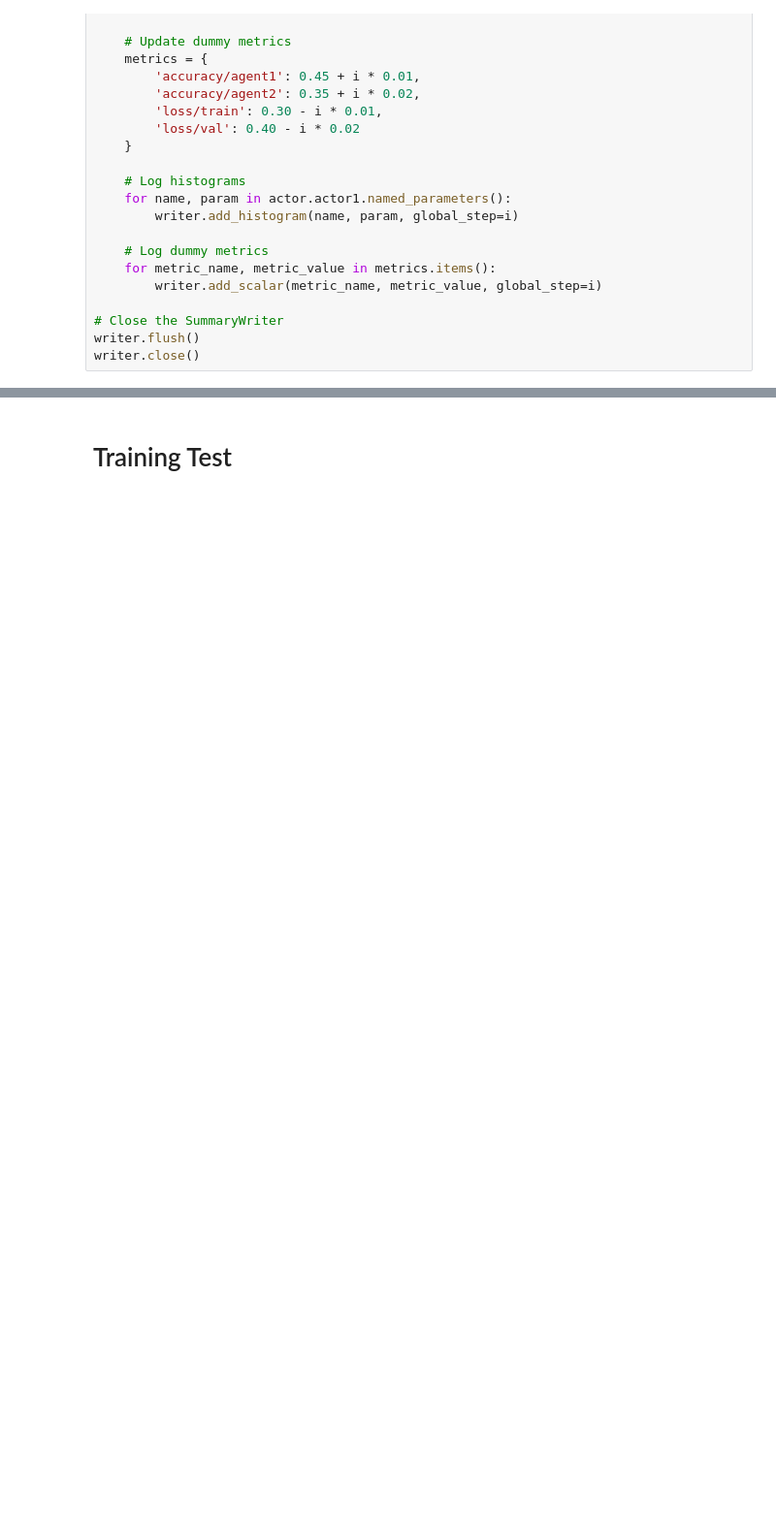
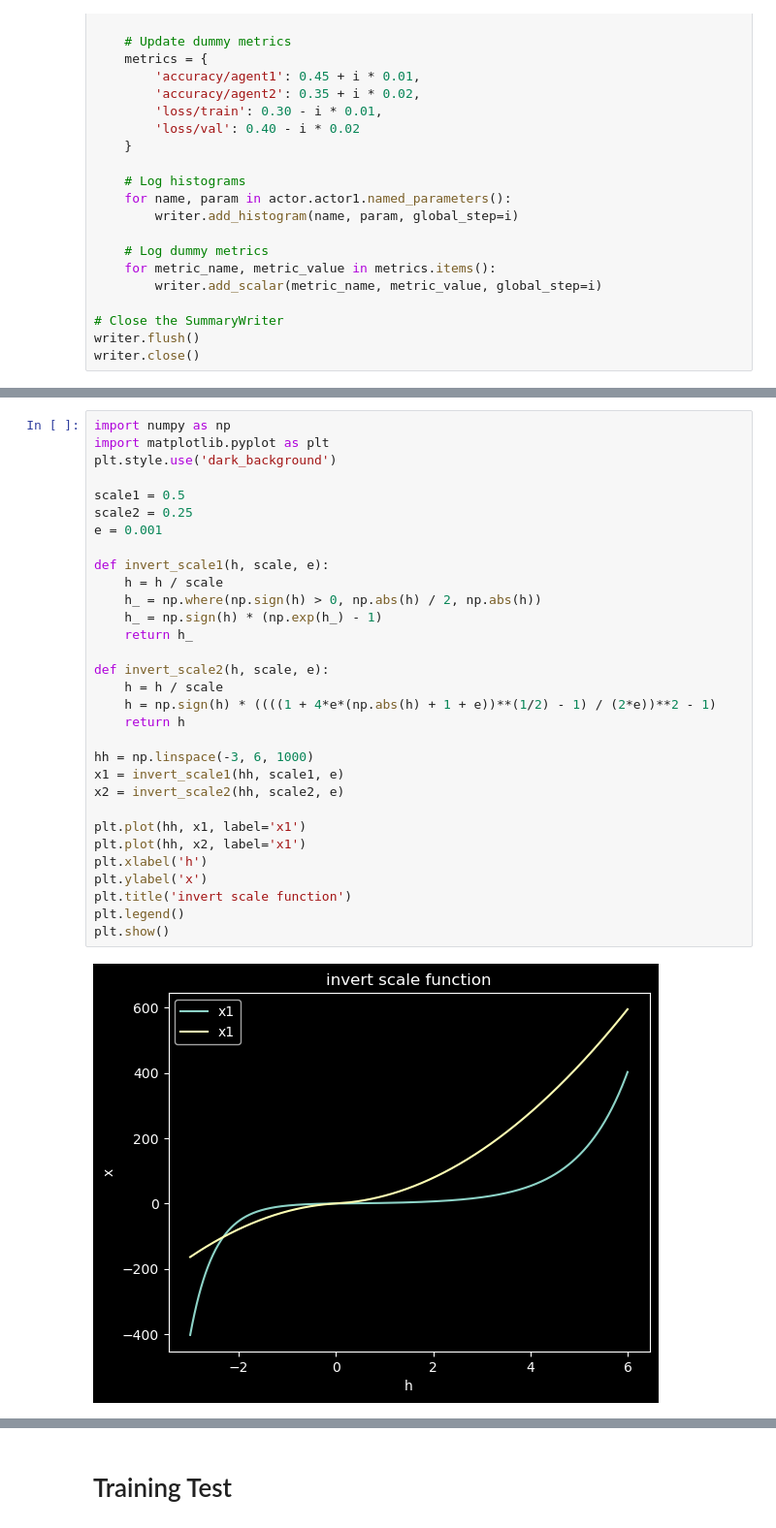
Before and after one commit to GhostKiller127/Reinforcement-Learning, a Jupyter notebook: Reinforcement Learning/src/testing.ipynb, the cells around one changed output, grey strips where cells are left out. Shown: that part at 97% size. Saved outputs shown, nothing was run; the diff lists cells and outputs as text; blank space fills up the shorter version.

```diff
--- a/Reinforcement Learning/src/testing.ipynb
+++ b/Reinforcement Learning/src/testing.ipynb
@@ -265,0 +307,33 @@ plt.show()
+# %%
+import numpy as np
+import matplotlib.pyplot as plt
+plt.style.use('dark_background')
+
+scale1 = 0.5
+scale2 = 0.25
+e = 0.001
+
+def invert_scale1(h, scale, e):
+    h = h / scale
+    h_ = np.where(np.sign(h) > 0, np.abs(h) / 2, np.abs(h))
+    h_ = np.sign(h) * (np.exp(h_) - 1)
+    return h_
+
+def invert_scale2(h, scale, e):
+    h = h / scale
+    h = np.sign(h) * ((((1 + 4*e*(np.abs(h) + 1 + e))**(1/2) - 1) / (2*e))**2 - 1)
+    return h
+
+hh = np.linspace(-3, 6, 1000)
+x1 = invert_scale1(hh, scale1, e)
+x2 = invert_scale2(hh, scale2, e)
+
+plt.plot(hh, x1, label='x1')
+plt.plot(hh, x2, label='x1')
+plt.xlabel('h')
+plt.ylabel('x')
+plt.title('invert scale function')
+plt.legend()
+plt.show()
+# %% [output]
+[figure, added]
```
Also changed, not shown: parts of 9 cells of this notebook, 3 other files.
